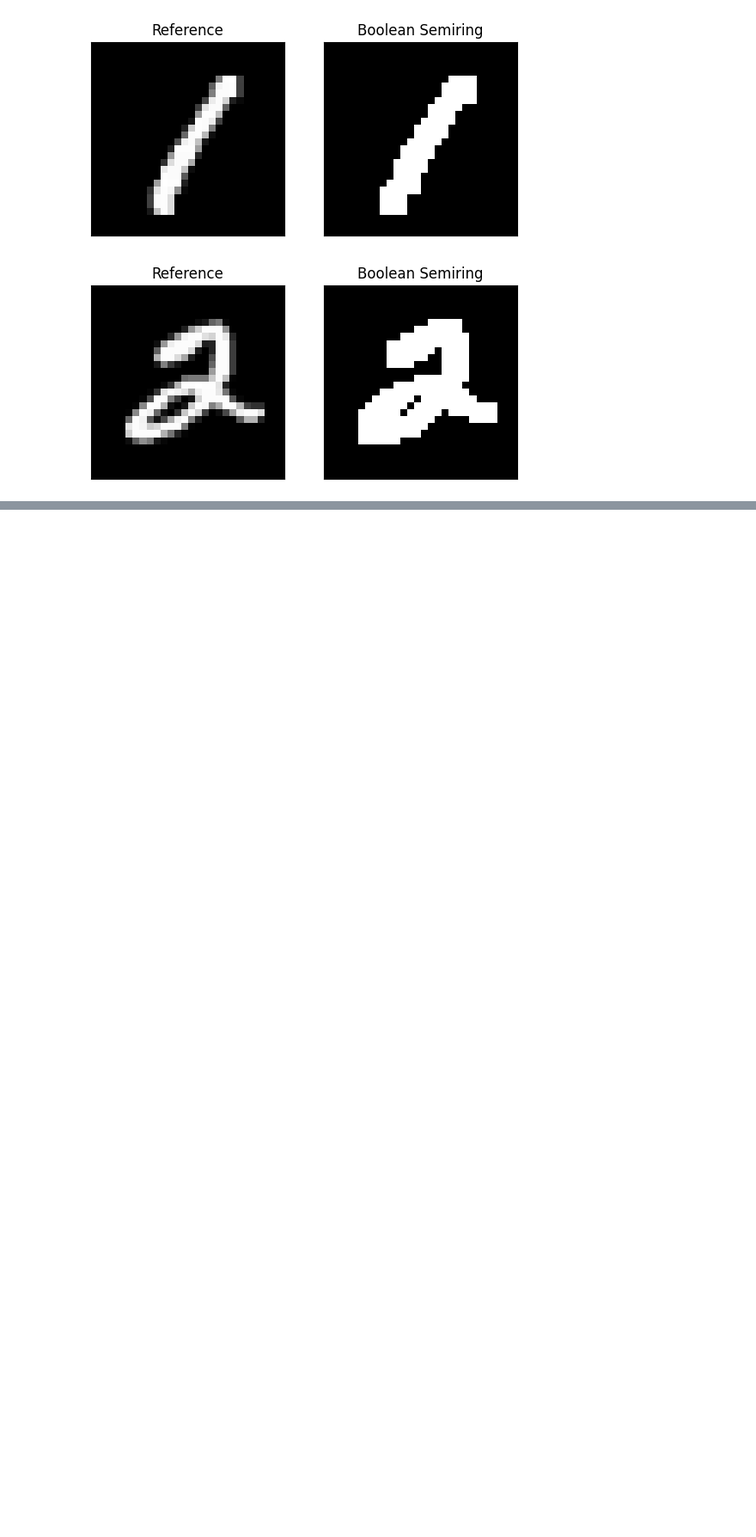
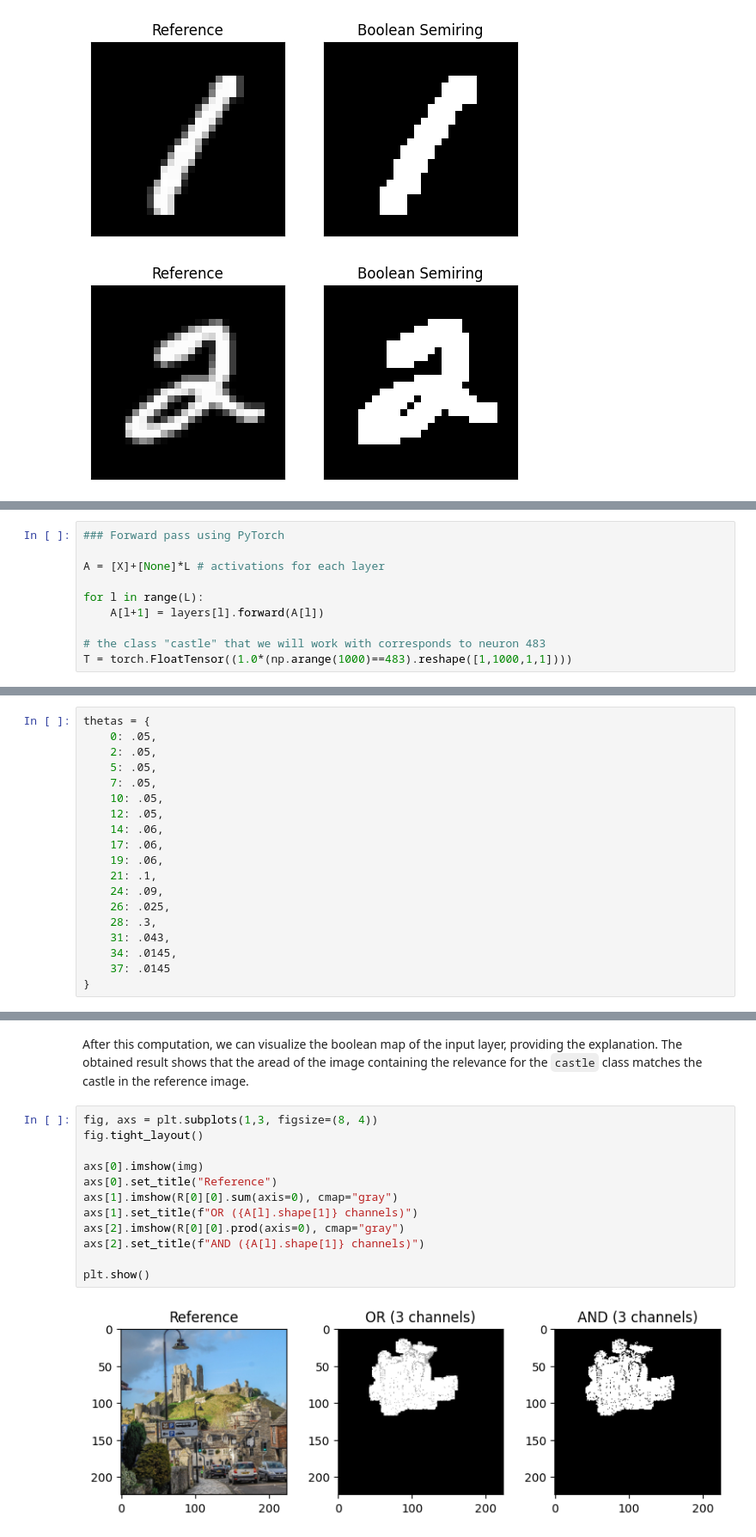
Before and after one commit to Red-Rapious/Semiring-LRP, a Jupyter notebook: tutorial/tutorial.ipynb, the cells around one changed output, grey strips where cells are left out. Shown at 86% size. Saved outputs shown, nothing was run; the diff lists cells and outputs as text; blank space fills up the shorter version.

```diff
--- a/tutorial/tutorial.ipynb
+++ b/tutorial/tutorial.ipynb
@@ -295,0 +343,10 @@ for i in range(DIGITS):
+# %%
+### Forward pass using PyTorch
+
+A = [X]+[None]*L # activations for each layer
+
+for l in range(L):
+    A[l+1] = layers[l].forward(A[l])
+
+# the class "castle" that we will work with corresponds to neuron 483
+T = torch.FloatTensor((1.0*(np.arange(1000)==483).reshape([1,1000,1,1])))
@@ -295,0 +360,19 @@ for i in range(DIGITS):
+# %%
+thetas = {
+    0: .05,
+    2: .05,
+    5: .05,
+    7: .05,
+    10: .05,
+    12: .05,
+    14: .06,
+    17: .06,
+    19: .06,
+    21: .1,
+    24: .09,
+    26: .025,
+    28: .3,
+    31: .043,
+    34: .0145,
+    37: .0145
+}
@@ -295,0 +464,16 @@ for i in range(DIGITS):
+# %% [markdown]
+After this computation, we can visualize the boolean map of the input layer, providing the explanation. The obtained result shows that the aread of the image containing the relevance for the `castle` class matches the castle in the reference image.
+# %%
+fig, axs = plt.subplots(1,3, figsize=(8, 4))
+fig.tight_layout()
+
+axs[0].imshow(img)
+axs[0].set_title("Reference")
+axs[1].imshow(R[0][0].sum(axis=0), cmap="gray")
+axs[1].set_title(f"OR ({A[l].shape[1]} channels)")
+axs[2].imshow(R[0][0].prod(axis=0), cmap="gray")
+axs[2].set_title(f"AND ({A[l].shape[1]} channels)")
+
+plt.show()
+# %% [output]
+[figure, added]
```
Also changed, not shown: parts of 9 cells of this notebook, 2 other files.
